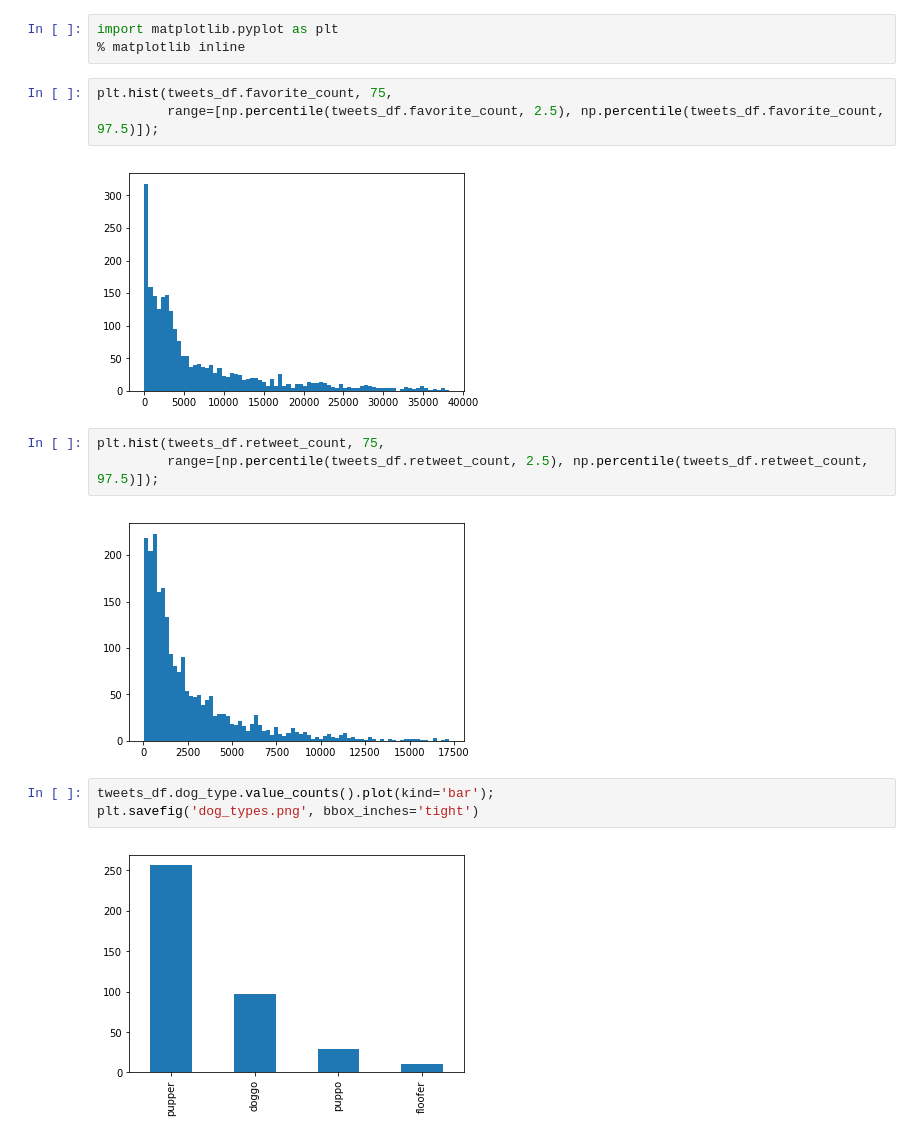
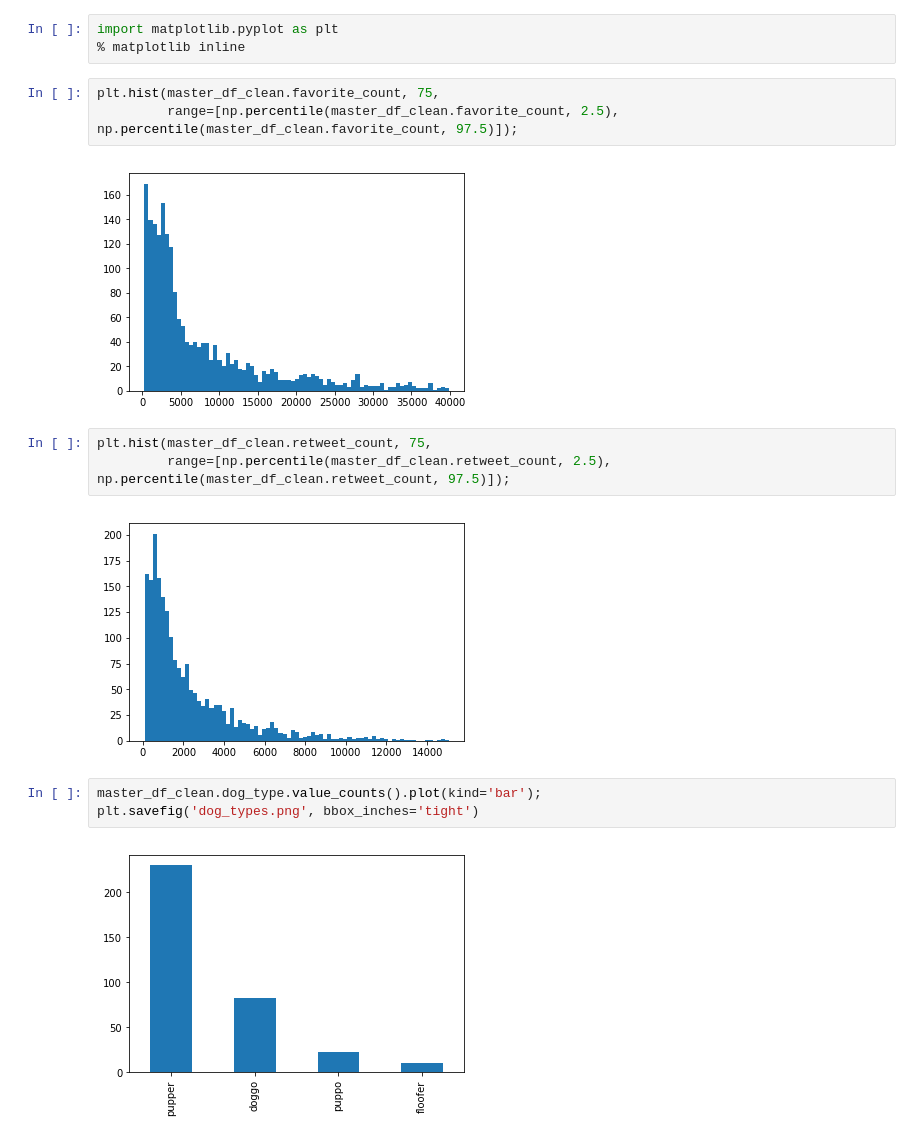
Before and after one commit to john-coletta/pupper-project, a Jupyter notebook: wrangle_act.ipynb, the cells around one changed output. Drawn from its saved outputs; the diff is of its cells as text.

Commit message:
Ran the analysis with the new master dataframe

```diff
--- a/wrangle_act.ipynb
+++ b/wrangle_act.ipynb
@@ -583,18 +569,18 @@ master_df.to_csv('twitter_archive_master.csv', index = False)
 import matplotlib.pyplot as plt
 % matplotlib inline
 # %%
-plt.hist(tweets_df.favorite_count, 75,
-         range=[np.percentile(tweets_df.favorite_count, 2.5), np.percentile(tweets_df.favorite_count, 97.5)]);
+plt.hist(master_df_clean.favorite_count, 75,
+         range=[np.percentile(master_df_clean.favorite_count, 2.5), np.percentile(master_df_clean.favorite_count, 97.5)]);
 # %% [output]
-[figure, old version]
+[figure, new version]
 # %%
-plt.hist(tweets_df.retweet_count, 75,
-         range=[np.percentile(tweets_df.retweet_count, 2.5), np.percentile(tweets_df.retweet_count, 97.5)]);
+plt.hist(master_df_clean.retweet_count, 75,
+         range=[np.percentile(master_df_clean.retweet_count, 2.5), np.percentile(master_df_clean.retweet_count, 97.5)]);
 # %% [output]
-[figure, old version]
+[figure, new version]
 # %%
-tweets_df.dog_type.value_counts().plot(kind='bar');
+master_df_clean.dog_type.value_counts().plot(kind='bar');
 plt.savefig('dog_types.png', bbox_inches='tight')
 # %% [output]
-[figure, old version]
+[figure, new version]
 # %%
```
Also changed, not shown: parts of 8 cells of this notebook.
